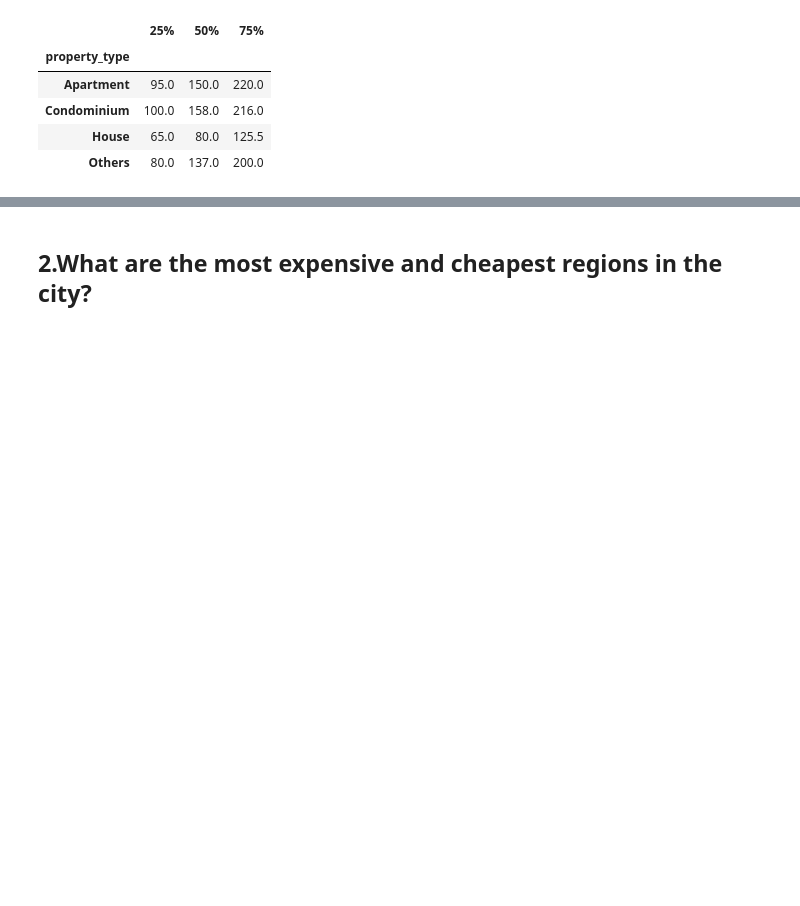
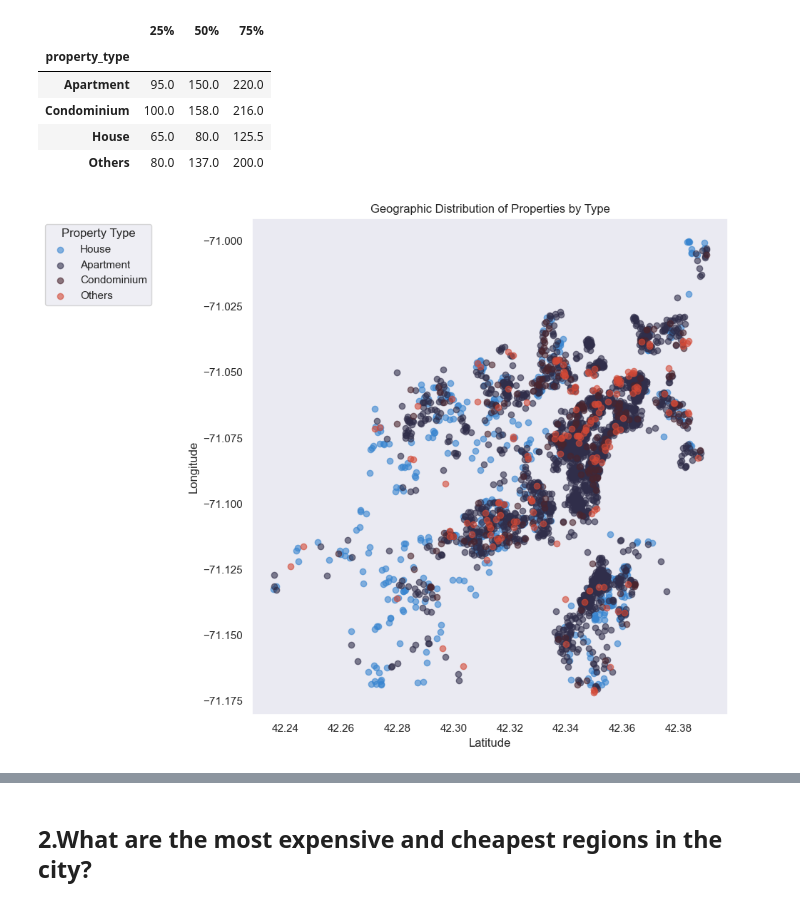
Before and after one commit to danielsbraga/CRISP-DM-Airbnb-Analysis, a Jupyter notebook: AirbnbAnalysis.ipynb, the cells around one changed output, grey strips where cells are left out. Saved outputs shown, nothing was run; the diff lists cells and outputs as text; code cells hidden in the pictures; blank space fills up the shorter version.

```diff
--- a/AirbnbAnalysis.ipynb
+++ b/AirbnbAnalysis.ipynb
@@ -705,6 +761,34 @@ property_quartiles
 | Condominium | 100.0 | 158.0 | 216.0 |
 | House | 65.0 | 80.0 | 125.5 |
 | Others | 80.0 | 137.0 | 200.0 |
+# %%
+# Define a color palette for each property type
+palette = sns.color_palette("icefire", len(property_types))
+color_map = {property_type: palette[i] for i, property_type in enumerate(property_types)}
+
+# Create a scatter plot
+plt.figure(figsize=(10, 8))
+for property_type in property_types:
+    subset = df_no_outliers[df_no_outliers['property_type'] == property_type]
+    plt.scatter(subset['latitude'], subset['longitude'], color=color_map[property_type], label=property_type, alpha=0.6)
+
+# Add labels and title
+plt.xlabel('Latitude')
+plt.ylabel('Longitude')
+plt.title('Geographic Distribution of Properties by Type')
+
+# Adjust the legend to avoid overlay
+plt.legend(title='Property Type', bbox_to_anchor=(-0.2, 1), loc='upper right')
+plt.subplots_adjust(left=0.2)  # Adjust the subplot to the right to make space for the legend
+
+plt.tight_layout()
+
+# if you want to save the figure
+plt.savefig('plots/scatter_plot_by_property_type.png', transparent=False, bbox_inches='tight')
+
+plt.show()
+# %% [output]
+[figure, added]
 # %% [markdown]
 #### Analysis:
 - **Apartment, House, Condominium represent more than 90% of all types of properties**, with Apartments being the most common type representing more than 70% of the locations analyzed.
```
Also changed, not shown: parts of 9 cells of this notebook.
